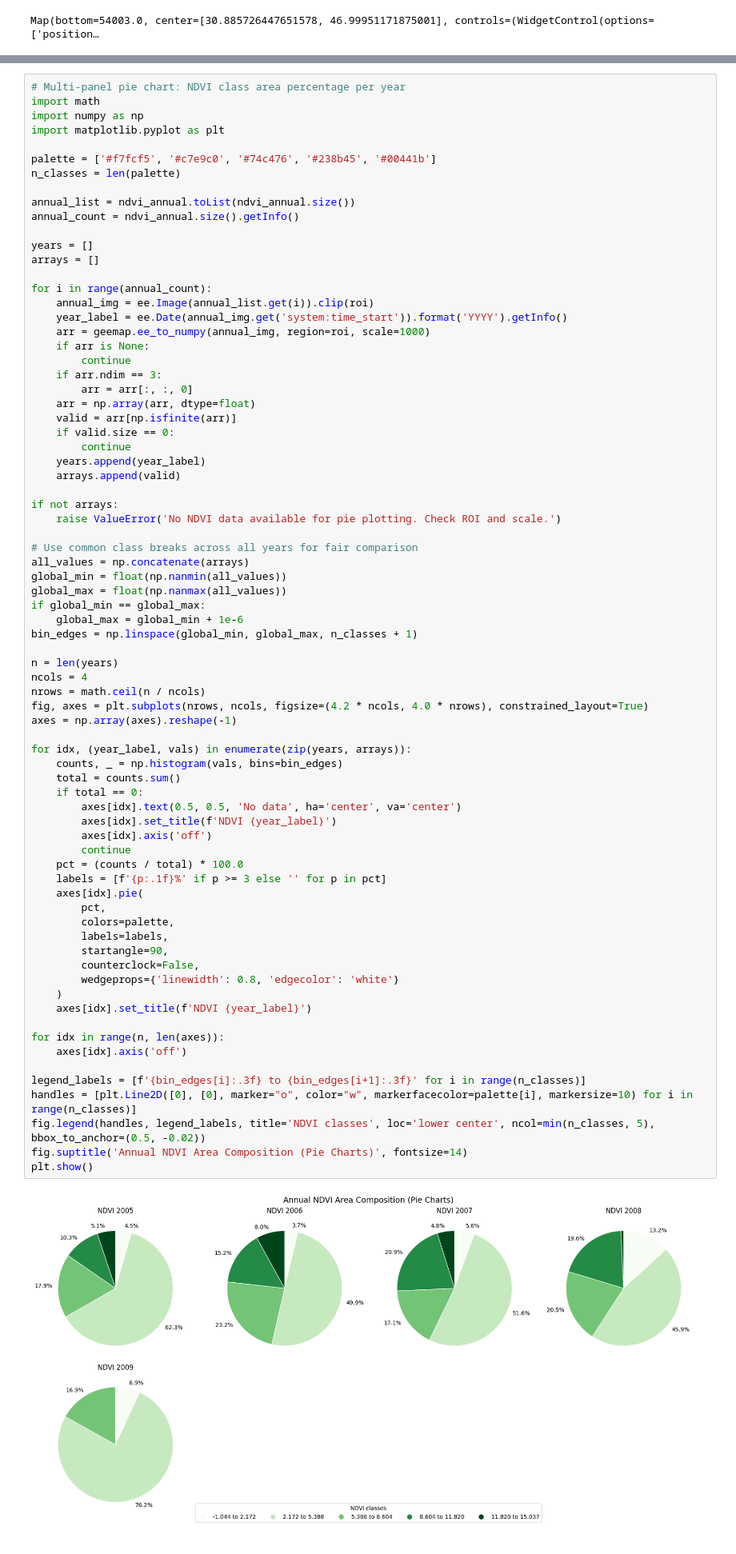
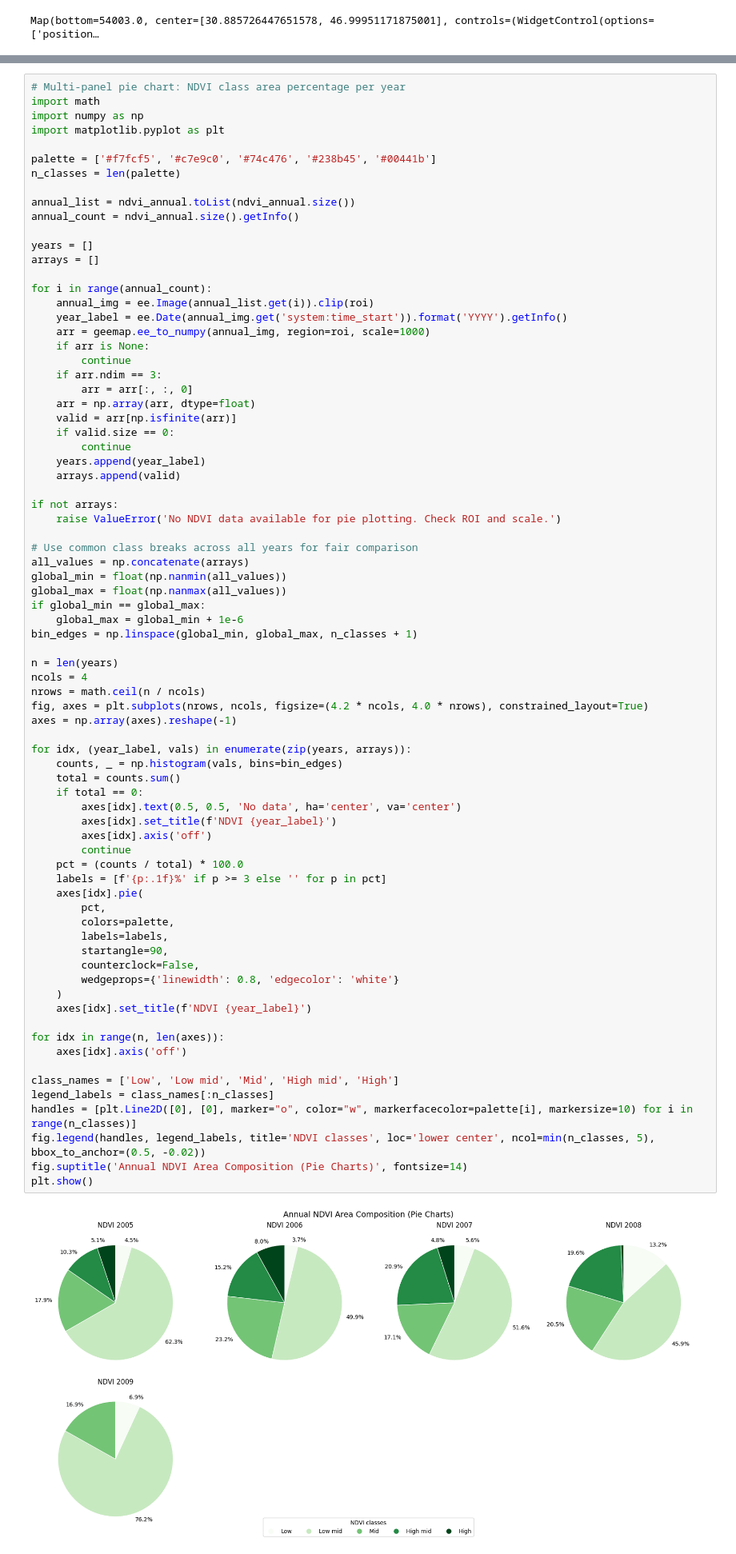
Before and after one commit to Thaer-F-Ali/CodexTestDemo, a Jupyter notebook: NumpyCodexTest.ipynb, the cells around one changed output, grey strips where cells are left out. Shown at 80% size. Drawn from its saved outputs; the diff is of its cells as text.

Commit message:
Updated legend of the Pie Chart

```diff
--- a/NumpyCodexTest.ipynb
+++ b/NumpyCodexTest.ipynb
@@ -301,32 +301,33 @@ fig, axes = plt.subplots(nrows, ncols, figsize=(4.2 * ncols, 4.0 * nrows), const
 axes = np.array(axes).reshape(-1)
 
 for idx, (year_label, vals) in enumerate(zip(years, arrays)):
     counts, _ = np.histogram(vals, bins=bin_edges)
     total = counts.sum()
     if total == 0:
         axes[idx].text(0.5, 0.5, 'No data', ha='center', va='center')
         axes[idx].set_title(f'NDVI {year_label}')
         axes[idx].axis('off')
         continue
     pct = (counts / total) * 100.0
     labels = [f'{p:.1f}%' if p >= 3 else '' for p in pct]
     axes[idx].pie(
         pct,
         colors=palette,
         labels=labels,
         startangle=90,
         counterclock=False,
         wedgeprops={'linewidth': 0.8, 'edgecolor': 'white'}
     )
     axes[idx].set_title(f'NDVI {year_label}')
 
 for idx in range(n, len(axes)):
     axes[idx].axis('off')
 
-legend_labels = [f'{bin_edges[i]:.3f} to {bin_edges[i+1]:.3f}' for i in range(n_classes)]
+class_names = ['Low', 'Low mid', 'Mid', 'High mid', 'High']
+legend_labels = class_names[:n_classes]
 handles = [plt.Line2D([0], [0], marker="o", color="w", markerfacecolor=palette[i], markersize=10) for i in range(n_classes)]
 fig.legend(handles, legend_labels, title='NDVI classes', loc='lower center', ncol=min(n_classes, 5), bbox_to_anchor=(0.5, -0.02))
 fig.suptitle('Annual NDVI Area Composition (Pie Charts)', fontsize=14)
 plt.show()
 # %% [output]
-[figure, old version]
+[figure, new version]
```
